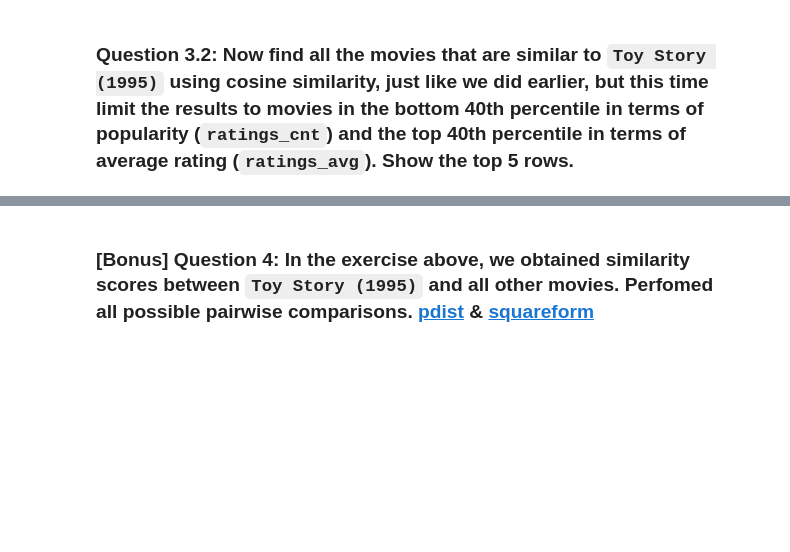
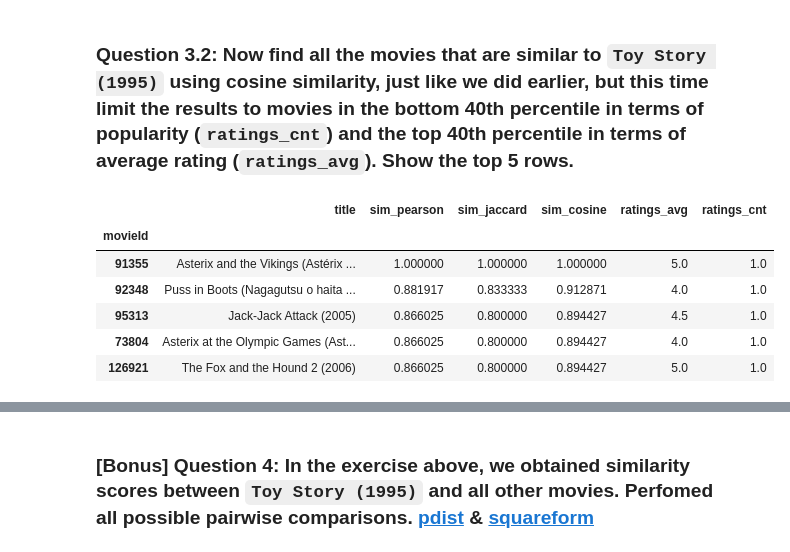
Before and after one commit to rodolfolermacontreras/ML_2_Assignment_8, a Jupyter notebook: MLEARN 530-Lesson8-RodolfoLerma.ipynb, the cells around one changed output, grey strips where cells are left out. Cells and saved outputs as stored; diff of their text form; code cells hidden in the pictures; blank space fills up the shorter version.

```diff
--- a/MLEARN 530-Lesson8-RodolfoLerma.ipynb
+++ b/MLEARN 530-Lesson8-RodolfoLerma.ipynb
@@ -326,5 +326,18 @@ See the caveats in the documentation: https://pandas.pydata.org/pandas-docs/stab
 | 5 | Father of the Bride Part II (1995) | 0.397360 | 0.200000 | 0.447214 | 3.071429 | 49.0 |
 # %% [markdown]
 ### Question 3.2: Now find all the movies that are similar to `Toy Story (1995)` using cosine similarity, just like we did earlier, but this time limit the results to movies in the bottom 40th percentile in terms of popularity (`ratings_cnt`) and the top 40th percentile in terms of average rating (`ratings_avg`). Show the top 5 rows.
+# %%
+less_known =  df_sim[df_sim['ratings_cnt'] < df_sim['ratings_cnt'].quantile(0.4)].index.tolist()
+high_rating = df_sim[df_sim['ratings_avg'] > df_sim['ratings_avg'].quantile(0.6)].index.tolist()
+list1_as_set = set(less_known)
+intersection = list1_as_set.intersection(high_rating)
 # %%
-df_sorted = df_sim.sort_values(by=['sim_cosine'], ascending=False)
+df_sim.loc[intersection].sort_values('sim_cosine', ascending = False).head()
+# %% [output]
+|  | title | sim_pearson | sim_jaccard | sim_cosine | ratings_avg | ratings_cnt |
+| movieId |  |  |  |  |  |  |
+| 91355 | Asterix and the Vikings (Astérix ... | 1.000000 | 1.000000 | 1.000000 | 5.0 | 1.0 |
+| 92348 | Puss in Boots (Nagagutsu o haita ... | 0.881917 | 0.833333 | 0.912871 | 4.0 | 1.0 |
+| 95313 | Jack-Jack Attack (2005) | 0.866025 | 0.800000 | 0.894427 | 4.5 | 1.0 |
+| 73804 | Asterix at the Olympic Games (Ast... | 0.866025 | 0.800000 | 0.894427 | 4.0 | 1.0 |
+| 126921 | The Fox and the Hound 2 (2006) | 0.866025 | 0.800000 | 0.894427 | 5.0 | 1.0 |
```
Also changed, not shown: parts of 2 cells of this notebook.
